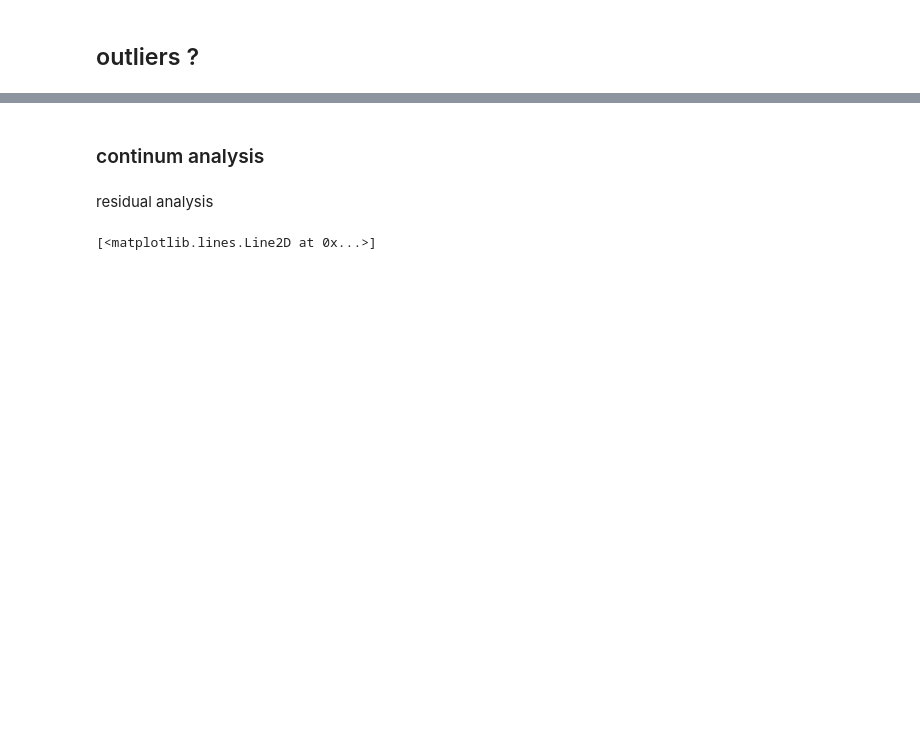
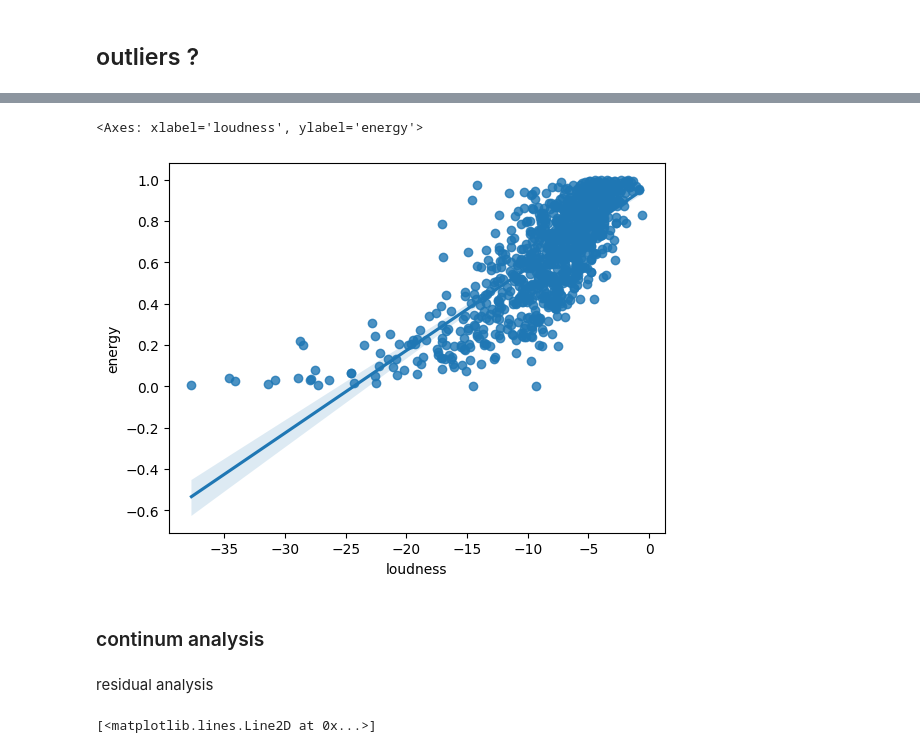
Before and after one commit to EnzoCentrale/Personal-Project, a Jupyter notebook: Project.ipynb, the cells around one changed output, grey strips where cells are left out. Saved outputs shown, nothing was run; the diff lists cells and outputs as text; code cells hidden in the pictures; blank space fills up the shorter version.

```diff
--- a/Project.ipynb
+++ b/Project.ipynb
@@ -215,3 +184,8 @@ plt.plot(z,line(z)- 2*np.sqrt(hs2),'b-', linestyle='dashed',linewidth = 0.7)
+# %%
+sns.regplot(data=spotify,x='loudness',y='energy')
+# %% [output]
+<Axes: xlabel='loudness', ylabel='energy'>
+[figure, added]
 # %% [markdown]
 ### continum analysis
 # %%
```
Also changed, not shown: parts of 20 cells of this notebook.
